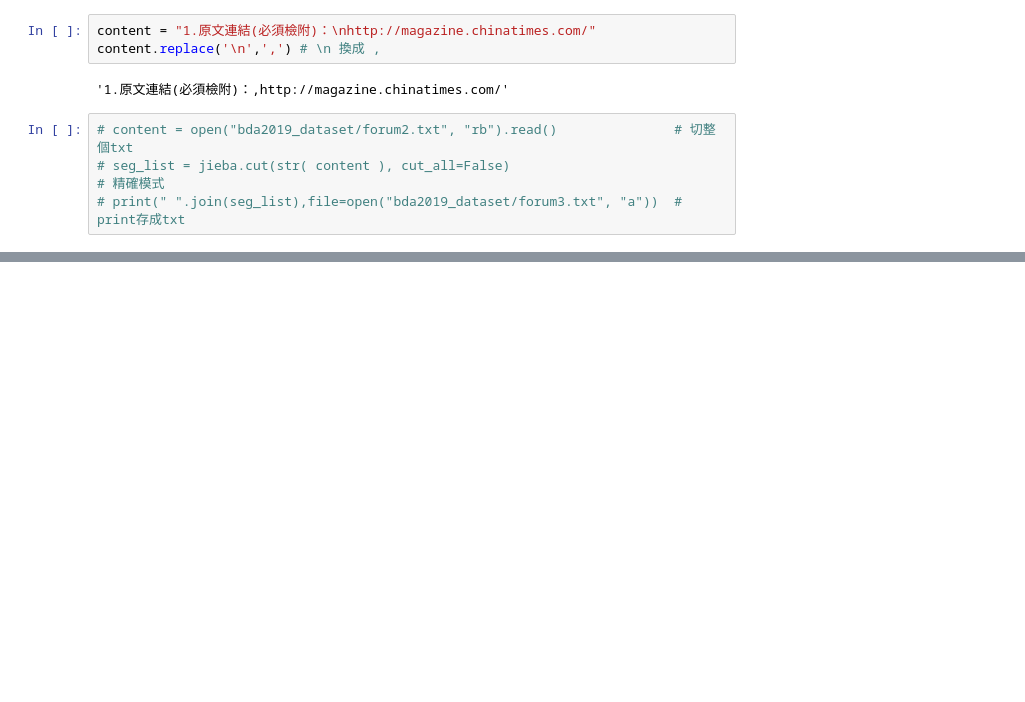
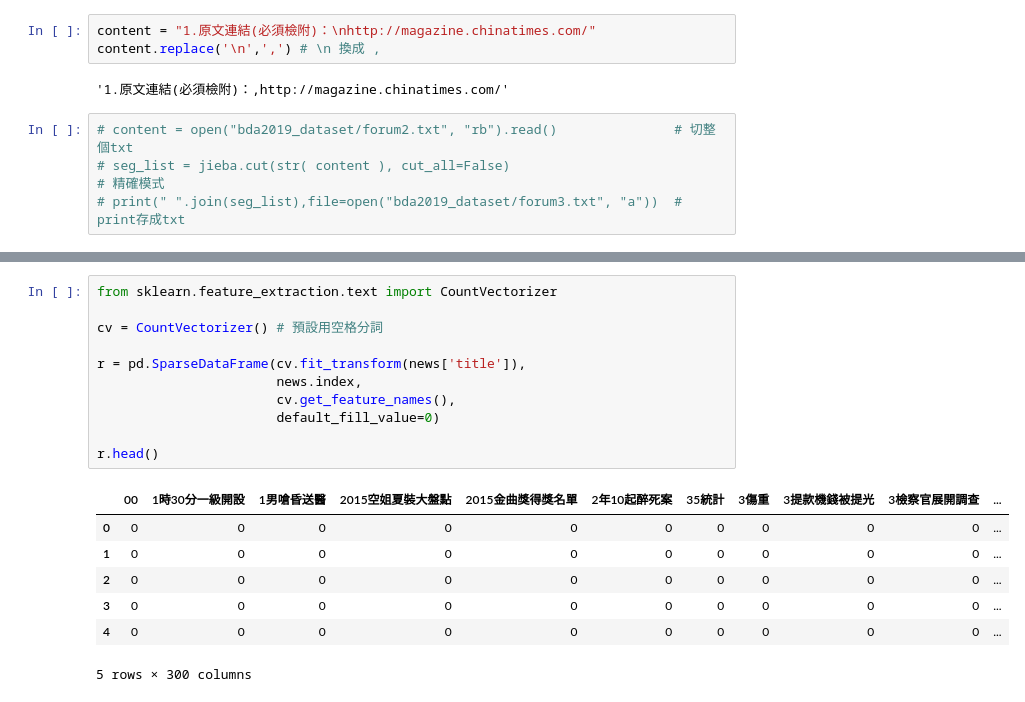
Before and after one commit to roccqqck/stock_eland, a Jupyter notebook: pandas.jieba.test.ipynb, the cells around one changed output, grey strips where cells are left out. Cells and saved outputs as stored; diff of their text form; blank space fills up the shorter version.

```diff
--- a/pandas.jieba.test.ipynb
+++ b/pandas.jieba.test.ipynb
@@ -134,3 +134,22 @@ news.head(10)
 | 7 | 運動 | （中央社加拿大艾德蒙頓27日綜合外電報導）衛冕的日本隊今天在加拿大... | Sun, 28 Jun 2015 07:28:00 +0800 | 女子世界盃足球賽 日擊敗澳洲晉4強 | （ 中央社 加拿大 艾德蒙頓 27 日 綜合 外電 報導 ） 衛冕... | 女子 世界盃 足球賽 日 擊敗 澳洲 晉 4 強 | 2015-06-28 07:28:00+08:00 | 2015-06-28 07:28:20+08:00 |
 | 8 | 社會/生活 | 旺旺好運來！\n宜：納采、訂盟、冠笄、祭祀、祈福、齋醮、出行、修造... | Sun, 28 Jun 2015 07:12:37 +0800 | 《農民曆小幫手》國曆六月二十八日 | 旺旺 好運 來 ！ 宜 ： 納采 、 訂盟 、 冠笄 、 祭祀 、... | 《 農民曆 小 幫手 》 國曆 六月 二十八日 | 2015-06-28 07:12:37+08:00 | 2015-06-28 07:28:00+08:00 |
 | 9 | 休閒玩樂 | 二姐江蕙年初宣布封麥後，今年金曲獎也將最高榮耀「特別貢獻獎」頒發給... | Sun, 28 Jun 2015 07:10:00 +0800 | 江蕙得「特別貢獻獎」 感恩金曲肯定她 | 二姐 江蕙 年初 宣布 封麥 後 ， 今年 金曲獎 也將 最高 榮... | 江蕙 得 「 特別 貢獻獎 」 感恩 金曲 肯定 她 | 2015-06-28 07:10:00+08:00 | 2015-06-28 07:12:37+08:00 |
+# %%
+from sklearn.feature_extraction.text import CountVectorizer
+
+cv = CountVectorizer() # 預設用空格分詞
+
+r = pd.SparseDataFrame(cv.fit_transform(news['title']),
+                       news.index,
+                       cv.get_feature_names(),
+                       default_fill_value=0)
+
+r.head()
+# %% [output]
+|  | 00 | 1時30分一級開設 | 1男嗆昏送醫 | 2015空姐夏裝大盤點 | 2015金曲獎得獎名單 | 2年10起醉死案 | 35統計 | 3傷重 | 3提款機錢被提光 | 3檢察官展開調查 | ... |
+| 0 | 0 | 0 | 0 | 0 | 0 | 0 | 0 | 0 | 0 | 0 | ... |
+| 1 | 0 | 0 | 0 | 0 | 0 | 0 | 0 | 0 | 0 | 0 | ... |
+| 2 | 0 | 0 | 0 | 0 | 0 | 0 | 0 | 0 | 0 | 0 | ... |
+| 3 | 0 | 0 | 0 | 0 | 0 | 0 | 0 | 0 | 0 | 0 | ... |
+| 4 | 0 | 0 | 0 | 0 | 0 | 0 | 0 | 0 | 0 | 0 | ... |
+5 rows × 300 columns
```
Also changed, not shown: parts of 2 cells of this notebook, 2 other files.
